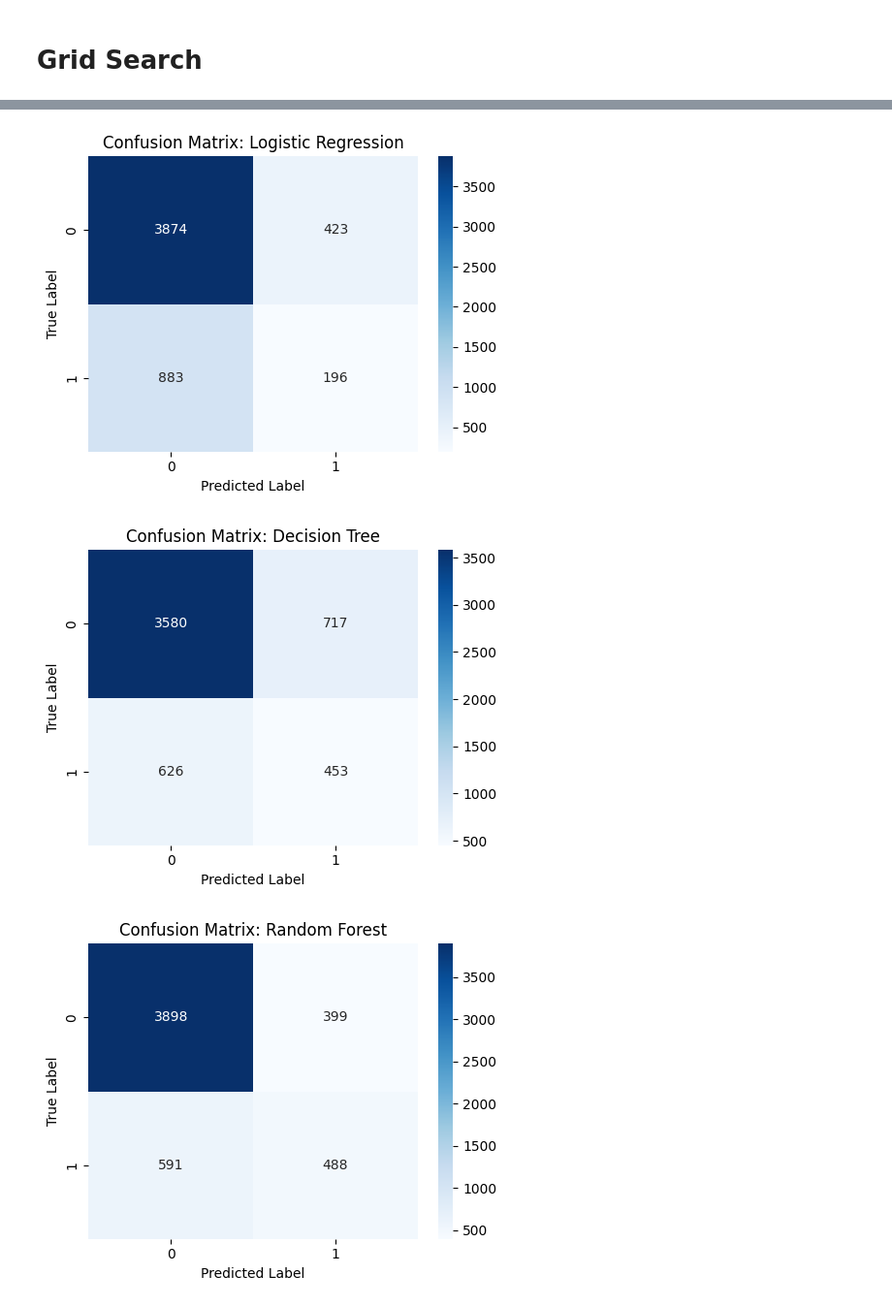
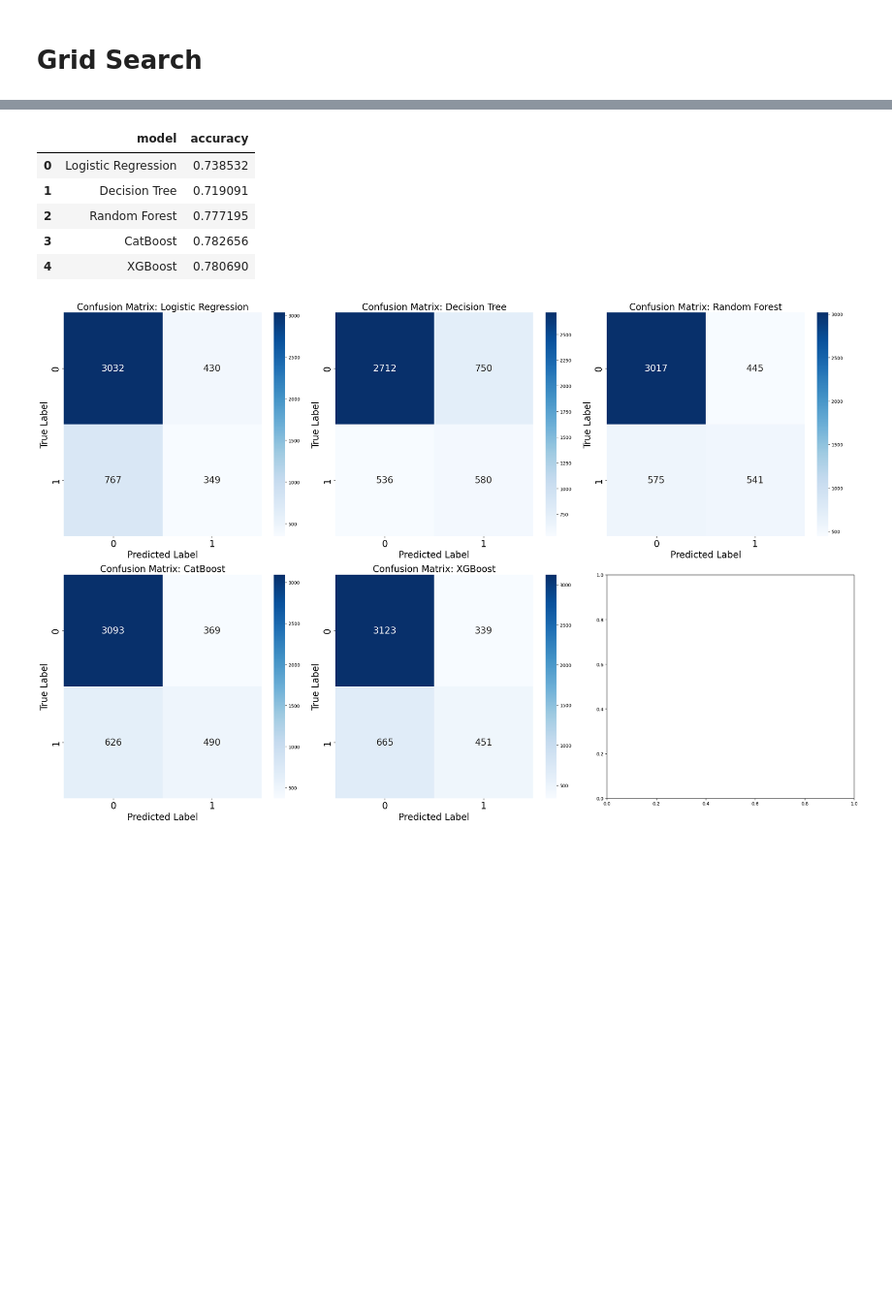
Before and after one commit to vuva00/DP-DataEight, a Jupyter notebook: sandbox/data_prep-modeling.ipynb, the cells around one changed output, grey strips where cells are left out. Shown at 97% size. Cells and saved outputs as stored; diff of their text form; code cells hidden in the pictures; blank space fills up the shorter version.

```diff
--- a/sandbox/data_prep-modeling.ipynb
+++ b/sandbox/data_prep-modeling.ipynb
@@ -220,8 +237,8 @@ param_grid = {
 
 model = XGBClassifier(objective='binary:logistic', use_label_encoder=False)
 
-grid_XGB = RandomizedSearchCV(model, param_grid, cv=None, scoring='accuracy', n_iter=10, n_jobs=-1)
-grid_XGB.fit(X_train_smote, y_train_smote)
+grid_XGB = RandomizedSearchCV(model, param_grid, cv=3, scoring='accuracy', n_iter=20, n_jobs=-1)
+grid_XGB.fit(X_train_smote, y_train_smote, eval_set=[(X_test, y_test)], verbose=200)
 # %% [output]
 Parameters: { "use_label_encoder" } are not used.
 
@@ -308,3 +314,0 @@ grid_rf.best_params_
-# %%
-model_rf_test = RandomForestClassifier(n_estimators=1000, max_depth=30, criterion='gini')
-model_rf_test.fit(X_train_smote, y_train_smote)
@@ -335,0 +315,12 @@ best_XGB = grid_XGB.best_estimator_
+# %%
+##### Random Forest
+param_grid = {
+    'n_estimators': np.array(range(100, 1000, 300)),
+    'max_depth': np.array(range(5, 15, 3)),
+    'criterion': ['gini', 'entropy']
+}
+
+model_rf = RandomForestClassifier(random_state=42)
+
+grid_rf = RandomizedSearchCV(model_rf, param_grid, cv=None, scoring='accuracy', n_iter=30, n_jobs=-1)
+grid_rf.fit(X_train_smote, y_train_smote)
@@ -418,0 +402,9 @@ cm_dict
+# %%
+df_accuracy
+# %% [output]
+|  | model | accuracy |
+| 0 | Logistic Regression | 0.738532 |
+| 1 | Decision Tree | 0.719091 |
+| 2 | Random Forest | 0.777195 |
+| 3 | CatBoost | 0.782656 |
+| 4 | XGBoost | 0.780690 |
@@ -419,28 +421,28 @@ cm_dict
 # %%
-import seaborn as sns
-import matplotlib.pyplot as plt
 
 def plot_confusion_matrices(cm_dict, class_labels=['0', '1']):
     """
-    Plots confusion matrices stored in a dictionary using Seaborn heatmaps.
+    Plots confusion matrices stored in a dictionary using Seaborn heatmaps in a dynamic layout.
 
     Parameters:
     - cm_dict: Dictionary of {model_name: confusion_matrix}
     - class_labels: List of class labels (default ['0', '1'])
     """
-    for model_name, cm in cm_dict.items():
-        plt.figure(figsize=(5, 4))
-        sns.heatmap(cm, annot=True, fmt='d', cmap='Blues',
-                    xticklabels=class_labels, yticklabels=class_labels)
-        plt.xlabel('Predicted Label')
-        plt.ylabel('True Label')
-        plt.title(f'Confusion Matrix: {model_name}')
-        plt.tight_layout()
-        plt.show()
+    num_models = len(cm_dict)
+    rows = 2  # Set the number of rows to 2
+    fig, axs = plt.subplots(rows, 3, figsize=(25, 8 * rows))  # Adjust figure size dynamically
+    axs = axs.flatten()  # Flatten the 2D array of axes into a 1D array
+    for i, (model_name, cm) in enumerate(cm_dict.items()):
+        sns.heatmap(cm, annot=True, fmt='d', cmap='Blues', ax=axs[i],
+                    xticklabels=class_labels, yticklabels=class_labels, annot_kws={'size': 20})  # Increase font size of numeric labels
+        axs[i].set_xlabel('Predicted Label', fontsize=20)  # Increase font size of x-axis label
+        axs[i].set_ylabel('True Label', fontsize=20)  # Increase font size of y-axis label
+        axs[i].tick_params(axis='both', labelsize=20)  # Increase font size of tick labels
+        axs[i].set_title(f'Confusion Matrix: {model_name}', fontsize=20)  # Increase font size of title
+    plt.tight_layout()
+    plt.show()
 
 df_class, df_accuracy, cm_dict = evaluate_model_separate(list_model, list_model_name, X_test, y_test)
 plot_confusion_matrices(cm_dict)
 # %% [output]
-[figure, old version]
+[figure, new version]
-[figure, removed]
-[figure, removed]
```
Also changed, not shown: parts of 31 cells of this notebook, 18 other files.
